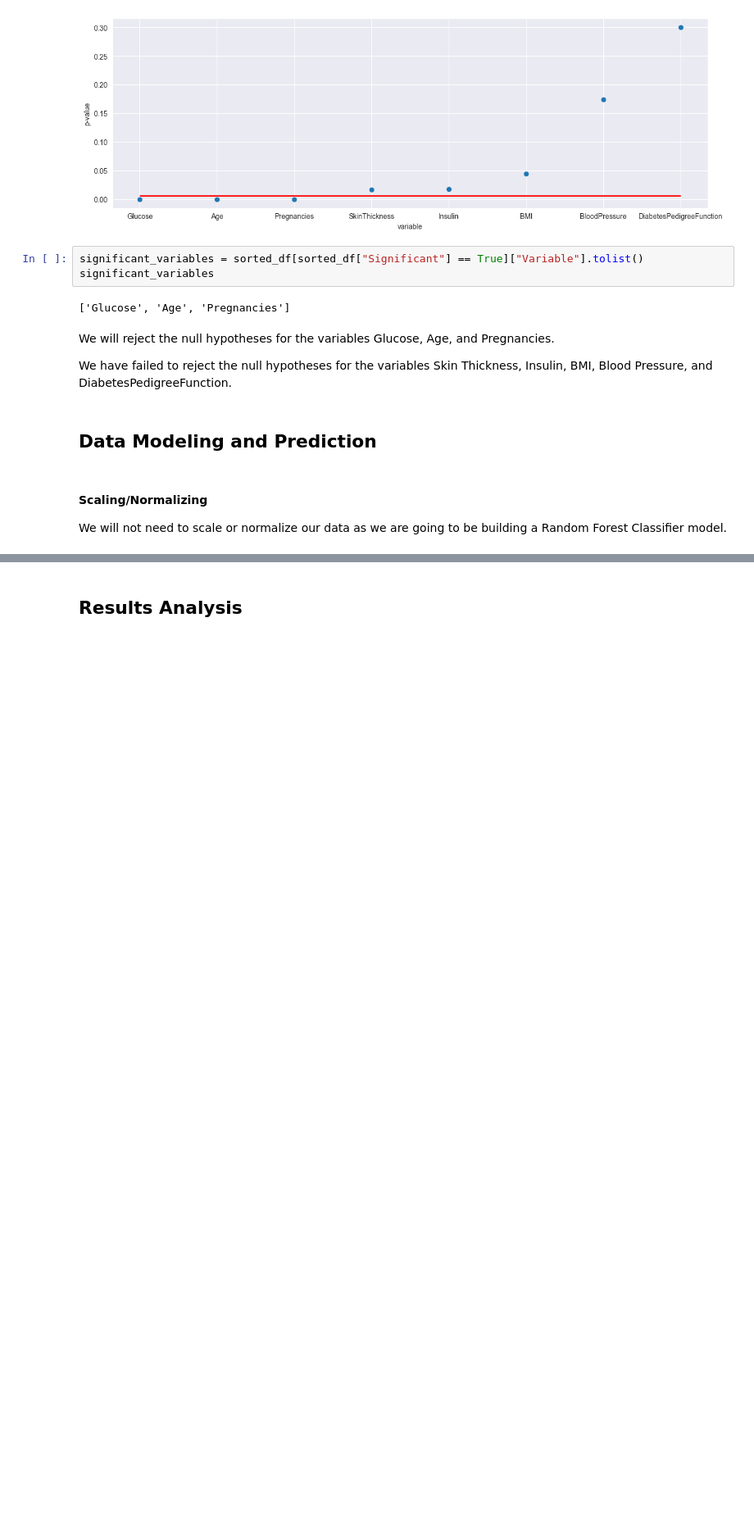
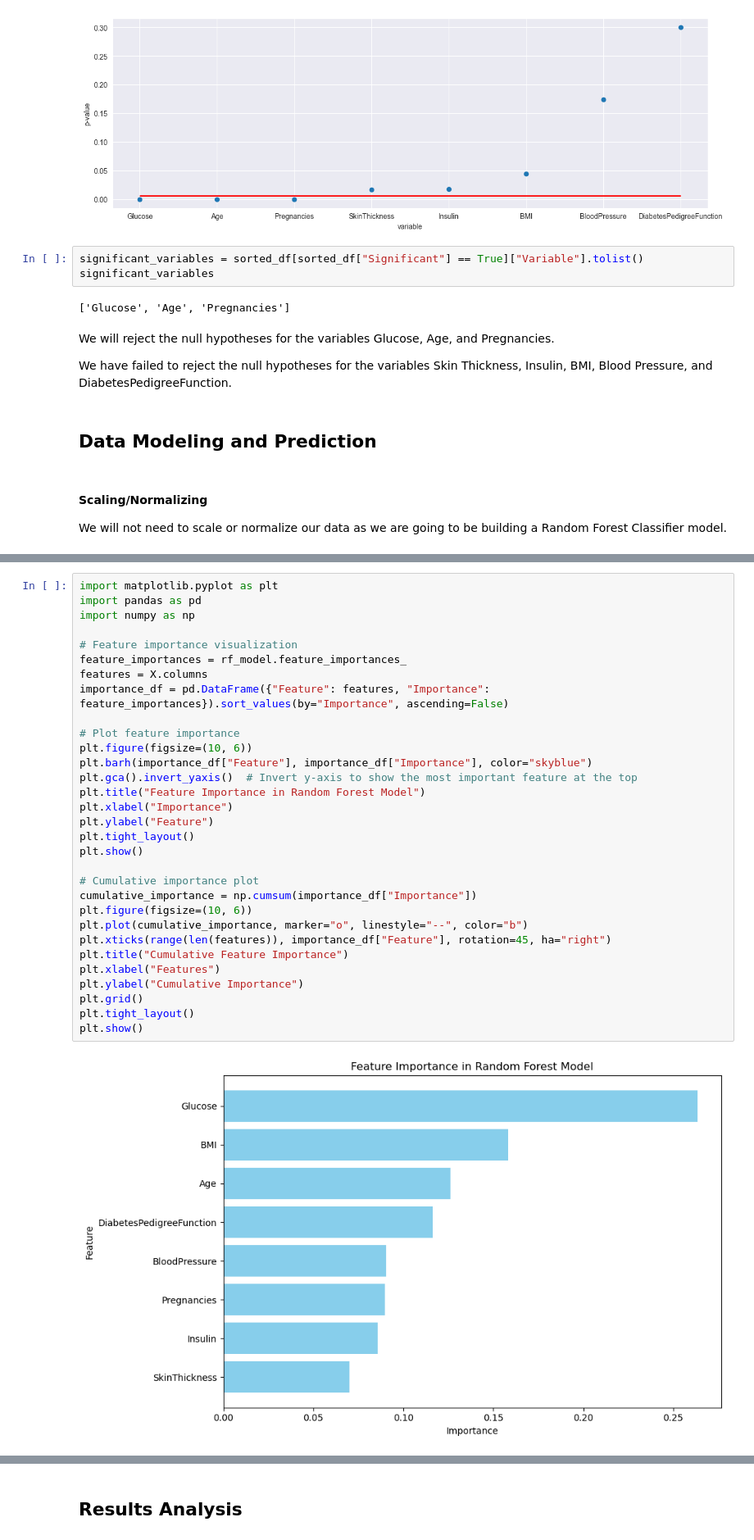
Before and after one commit to grudzinskio/DiabetesPrediction, a Jupyter notebook: FinalNotebook.ipynb, the cells around one changed output, grey strips where cells are left out. Shown at 82% size. Saved outputs shown, nothing was run; the diff lists cells and outputs as text; blank space fills up the shorter version.

```diff
--- a/FinalNotebook.ipynb
+++ b/FinalNotebook.ipynb
@@ -326,0 +366,33 @@ We will not need to scale or normalize our data as we are going to be building a
+# %%
+import matplotlib.pyplot as plt
+import pandas as pd
+import numpy as np
+
+# Feature importance visualization
+feature_importances = rf_model.feature_importances_
+features = X.columns
+importance_df = pd.DataFrame({"Feature": features, "Importance": feature_importances}).sort_values(by="Importance", ascending=False)
+
+# Plot feature importance
+plt.figure(figsize=(10, 6))
+plt.barh(importance_df["Feature"], importance_df["Importance"], color="skyblue")
+plt.gca().invert_yaxis()  # Invert y-axis to show the most important feature at the top
+plt.title("Feature Importance in Random Forest Model")
+plt.xlabel("Importance")
+plt.ylabel("Feature")
+plt.tight_layout()
+plt.show()
+
+# Cumulative importance plot
+cumulative_importance = np.cumsum(importance_df["Importance"])
+plt.figure(figsize=(10, 6))
+plt.plot(cumulative_importance, marker="o", linestyle="--", color="b")
+plt.xticks(range(len(features)), importance_df["Feature"], rotation=45, ha="right")
+plt.title("Cumulative Feature Importance")
+plt.xlabel("Features")
+plt.ylabel("Cumulative Importance")
+plt.grid()
+plt.tight_layout()
+plt.show()
+# %% [output]
+[figure, added]
```
Also changed, not shown: parts of 5 cells of this notebook.
